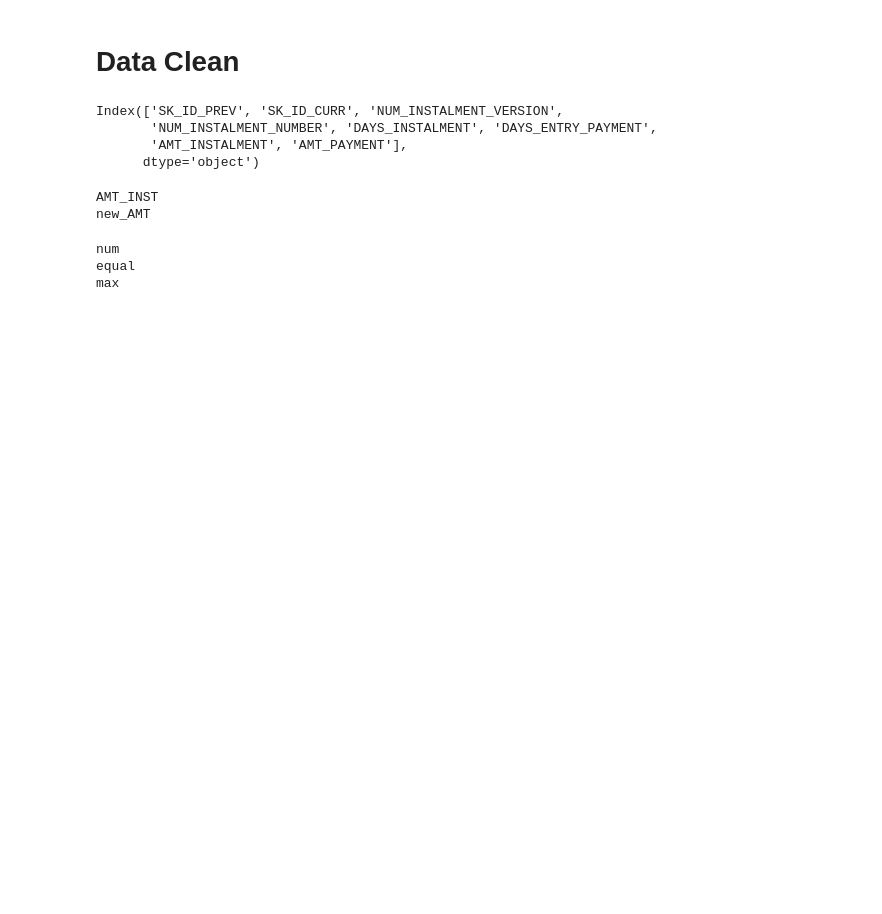
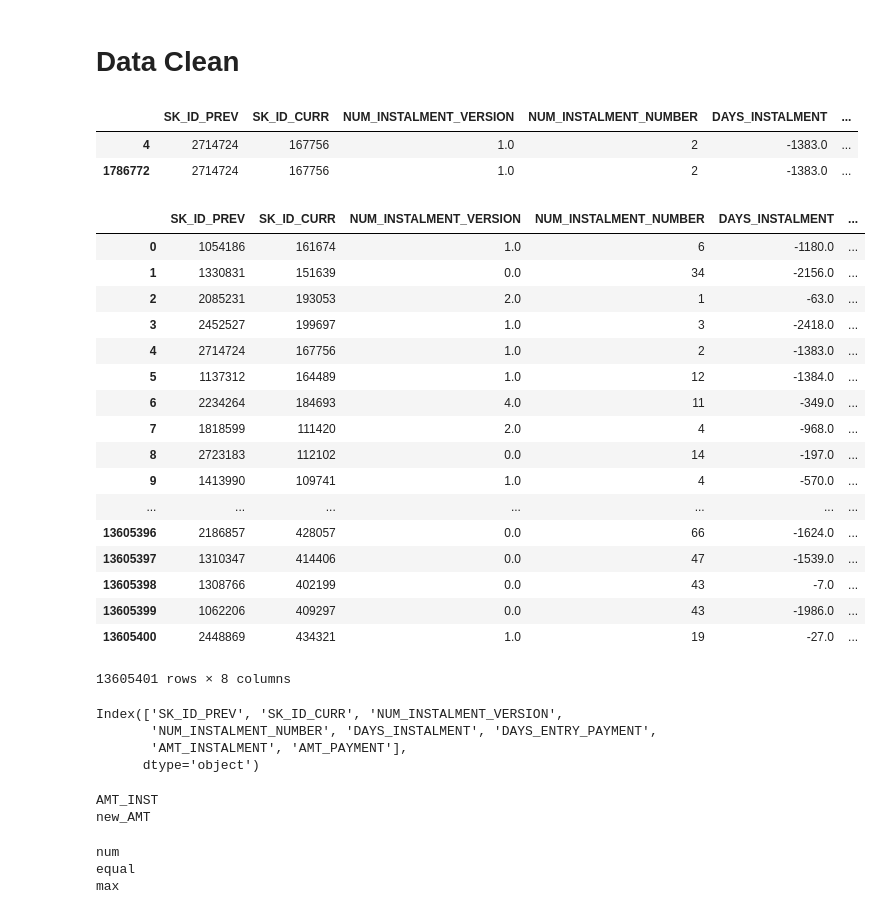
Before and after one commit to wluo-personal/AlphaBoosting, a Jupyter notebook: home_credit/haoyan/feature_trial/installments.ipynb, the cells around one changed output. Cells and saved outputs as stored; diff of their text form; code cells hidden in the pictures; blank space fills up the shorter version.

```diff
--- a/home_credit/haoyan/feature_trial/installments.ipynb
+++ b/home_credit/haoyan/feature_trial/installments.ipynb
@@ -9,6 +9,33 @@ warnings.filterwarnings("ignore")
 
 PATH = '/home/kai/data/kaggle/homecredit/'
 inst0 = pd.read_csv(PATH + 'installments_payments.csv')
+# %%
+inst0[(inst0['SK_ID_PREV']==2714724) & (inst0['NUM_INSTALMENT_NUMBER']==2)]
+# %% [output]
+|  | SK_ID_PREV | SK_ID_CURR | NUM_INSTALMENT_VERSION | NUM_INSTALMENT_NUMBER | DAYS_INSTALMENT | ... |
+| 4 | 2714724 | 167756 | 1.0 | 2 | -1383.0 | ... |
+| 1786772 | 2714724 | 167756 | 1.0 | 2 | -1383.0 | ... |
+# %%
+inst0
+# %% [output]
+|  | SK_ID_PREV | SK_ID_CURR | NUM_INSTALMENT_VERSION | NUM_INSTALMENT_NUMBER | DAYS_INSTALMENT | ... |
+| 0 | 1054186 | 161674 | 1.0 | 6 | -1180.0 | ... |
+| 1 | 1330831 | 151639 | 0.0 | 34 | -2156.0 | ... |
+| 2 | 2085231 | 193053 | 2.0 | 1 | -63.0 | ... |
+| 3 | 2452527 | 199697 | 1.0 | 3 | -2418.0 | ... |
+| 4 | 2714724 | 167756 | 1.0 | 2 | -1383.0 | ... |
+| 5 | 1137312 | 164489 | 1.0 | 12 | -1384.0 | ... |
+| 6 | 2234264 | 184693 | 4.0 | 11 | -349.0 | ... |
+| 7 | 1818599 | 111420 | 2.0 | 4 | -968.0 | ... |
+| 8 | 2723183 | 112102 | 0.0 | 14 | -197.0 | ... |
+| 9 | 1413990 | 109741 | 1.0 | 4 | -570.0 | ... |
+| ... | ... | ... | ... | ... | ... | ... |
+| 13605396 | 2186857 | 428057 | 0.0 | 66 | -1624.0 | ... |
+| 13605397 | 1310347 | 414406 | 0.0 | 47 | -1539.0 | ... |
+| 13605398 | 1308766 | 402199 | 0.0 | 43 | -7.0 | ... |
+| 13605399 | 1062206 | 409297 | 0.0 | 43 | -1986.0 | ... |
+| 13605400 | 2448869 | 434321 | 1.0 | 19 | -27.0 | ... |
+13605401 rows × 8 columns
 # %%
 inst = inst0.fillna(0)
 # %%
```
Also changed, not shown: parts of 7 cells of this notebook, 5 other files.
